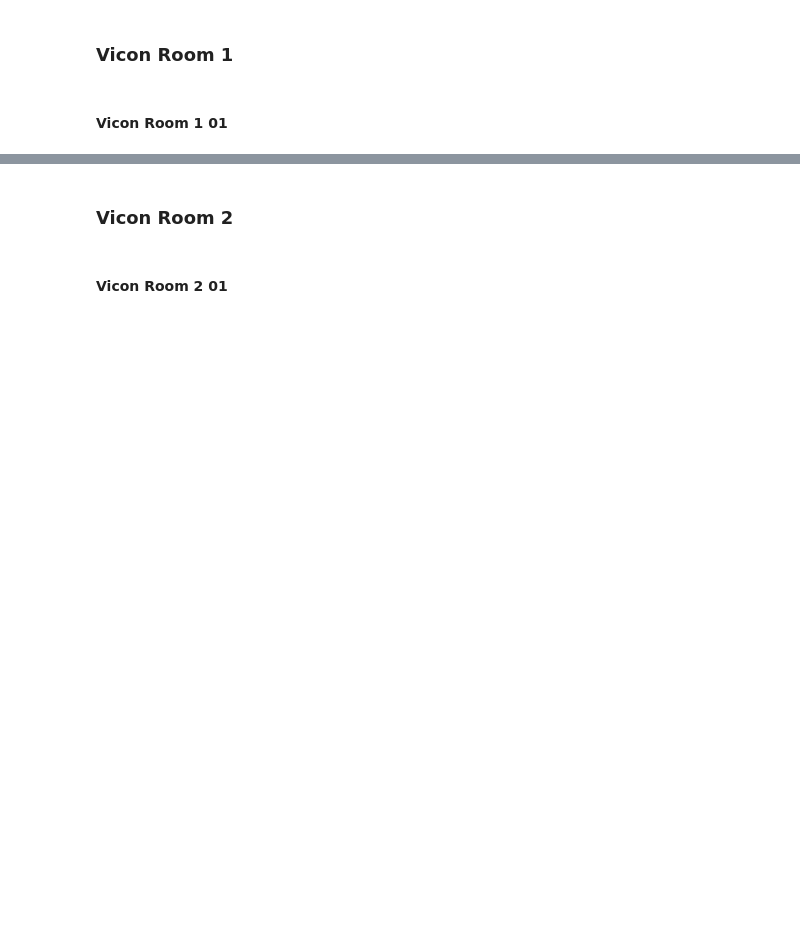
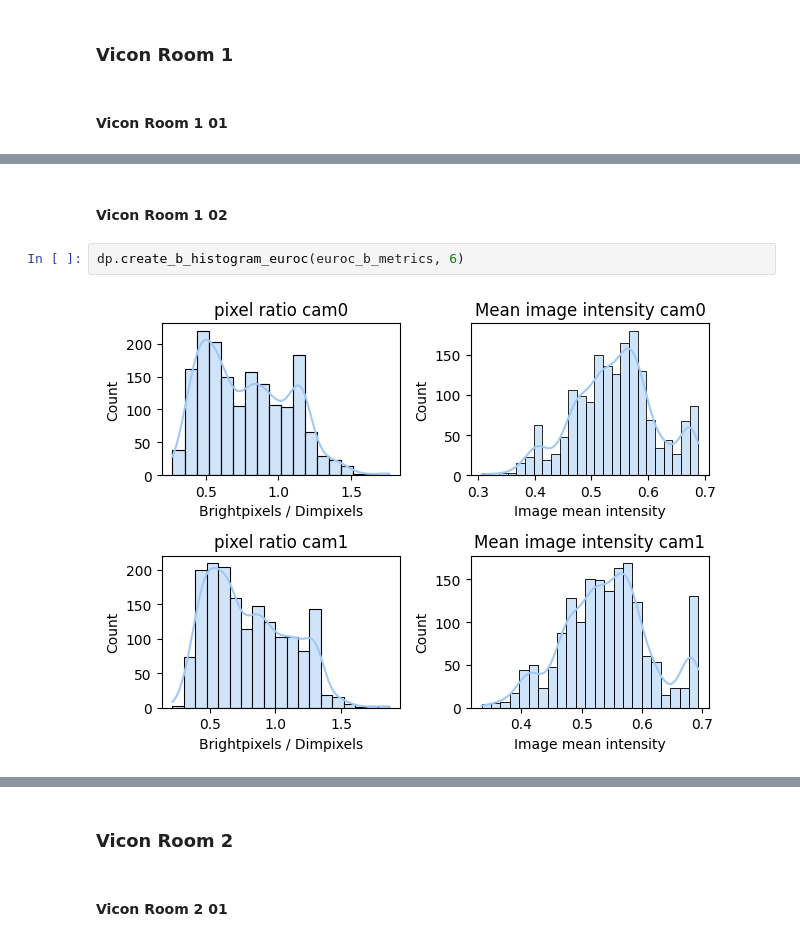
Before and after one commit to tobsthetobs/bsc-dataset-metrics, a Jupyter notebook: deployed/deployed.ipynb, the cells around one changed output, grey strips where cells are left out. Cells and saved outputs as stored; diff of their text form; blank space fills up the shorter version.

```diff
--- a/deployed/deployed.ipynb
+++ b/deployed/deployed.ipynb
@@ -94,0 +146,6 @@ Largest delta: (pixel ratio, mean)  [0.8844428205723737, 0.3705512583255768]
+# %% [markdown]
+#### Vicon Room 1 02
+# %%
+dp.create_b_histogram_euroc(euroc_b_metrics, 6)
+# %% [output]
+[figure, added]
```
Also changed, not shown: parts of 35 cells of this notebook, 1 other file.
